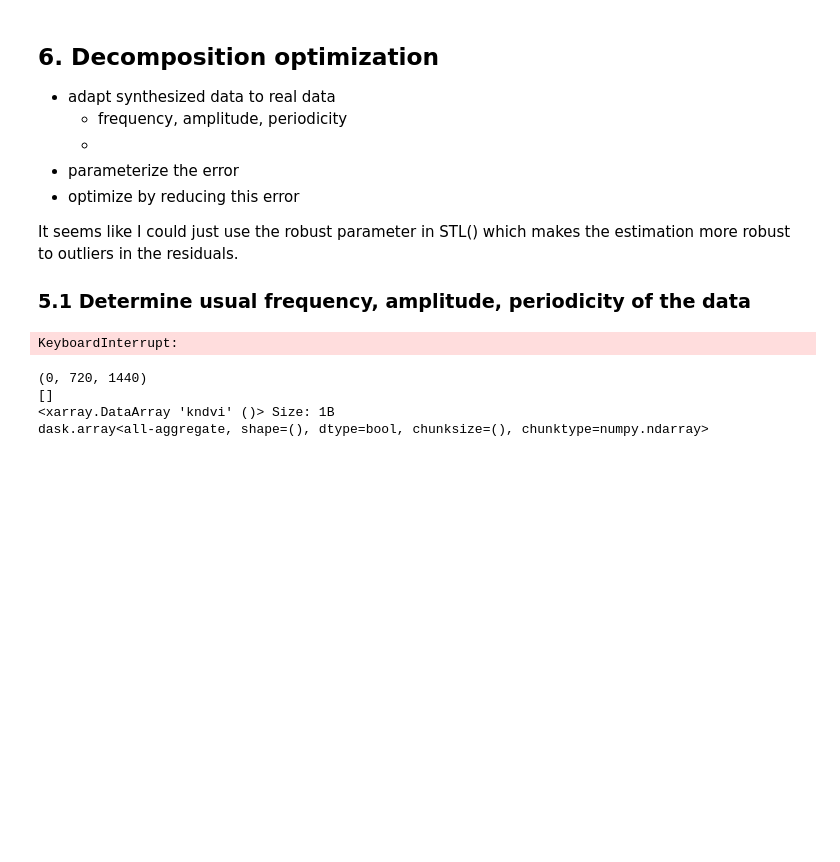
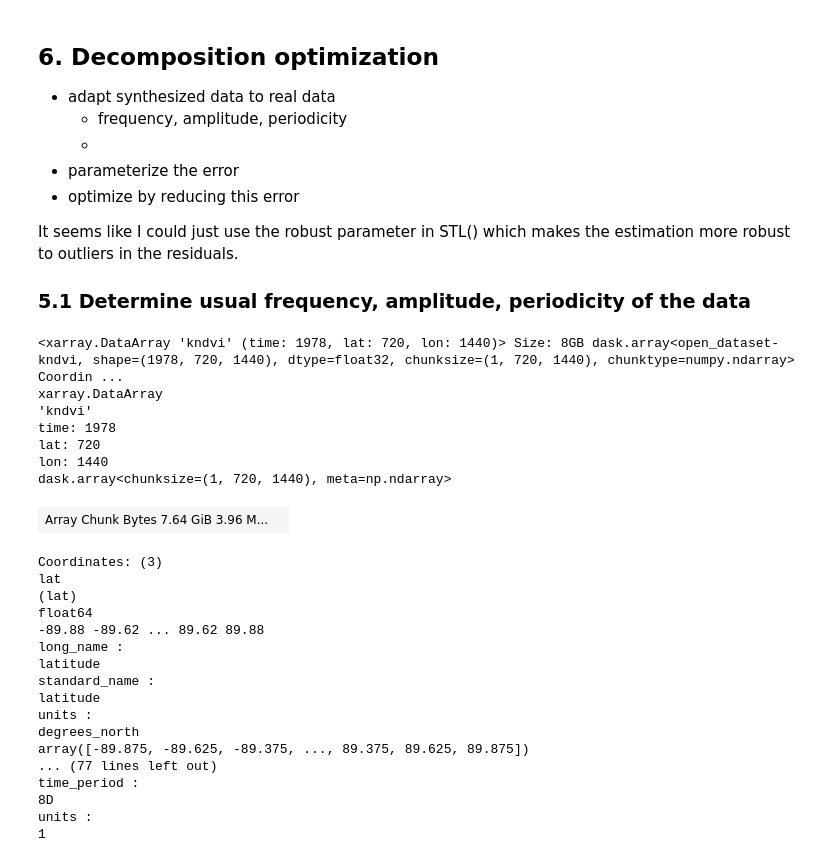
Before and after one commit to bgrandt/masters_thesis, a Jupyter notebook: 2_data_preprocessing.ipynb, the cells around one changed output. Drawn from its saved outputs; the diff is of its cells as text; code cells hidden in the pictures; blank space fills up the shorter version.

```diff
--- a/2_data_preprocessing.ipynb
+++ b/2_data_preprocessing.ipynb
@@ -266,58 +266,34 @@ It seems like I could just use the robust parameter in STL() which makes the est
 # %%
 # Load Earth System Data Cube store
 store = new_data_store("s3", root="deep-esdl-public", storage_options=dict(anon=True))
 ds_esdc = store.open_data('esdc-8d-0.25deg-1x720x1440-3.0.1.zarr')
 
 kndvi = ds_esdc['kndvi'].sel(time=slice('2001-01-01', '2010-12-31'))
-
-# Build land mask: True where kndvi has valid values across any time
-land_mask = kndvi.notnull().any(dim='time').compute()
-
-# Stack lat/lon into points, reset index to access lat/lon directly
-stacked = land_mask.stack(points=('lat', 'lon')).reset_index('points')
-land_points = stacked.where(stacked, drop=True)
-
-# Extract actual lat/lon coordinate values
-lats = land_points['lat'].values
-lons = land_points['lon'].values
-land_coords = list(zip(lats, lons))
-
-# Separate into hemispheres
-north_coords = [pt for pt in land_coords if pt[0] > 0]
-south_coords = [pt for pt in land_coords if pt[0] < 0]
-
-# Sample 68 random points from Northern Hemisphere, 32 from Southern
-np.random.seed(42)
-sample_north = np.random.choice(len(north_coords), 34, replace=False)
-sample_south = np.random.choice(len(south_coords), 16, replace=False)
-
-# Collect time series
-all_series = []
-for idx in sample_north:
-    lat, lon = north_coords[idx]
-    ts = kndvi.sel(lat=lat, lon=lon, method='nearest').values
-    all_series.append(ts)
-
-for idx in sample_south:
-    lat, lon = south_coords[idx]
-    ts = -kndvi.sel(lat=lat, lon=lon, method='nearest').values  # reverse sign
-    all_series.append(ts)
-
-# Convert to DataFrame
-df = pd.DataFrame(all_series).T  # each column is a location
-df.index = kndvi['time'].values
-
-print(df.head())
-print(f"Shape: {df.shape} (time steps × 100 locations)")
+kndvi
 # %% [output]
-KeyboardInterrupt:
+<xarray.DataArray 'kndvi' (time: 1978, lat: 720, lon: 1440)> Size: 8GB dask.array<open_dataset-kndvi, shape=(1978, 720, 1440), dtype=float32, chunksize=(1, 720, 1440), chunktype=numpy.ndarray> Coordin ...
+xarray.DataArray
+'kndvi'
+time: 1978
+lat: 720
+lon: 1440
+dask.array<chunksize=(1, 720, 1440), meta=np.ndarray>
+| Array Chunk Bytes 7.64 GiB 3.96 M... |  |
+Coordinates: (3)
+lat
+(lat)
+float64
+-89.88 -89.62 ... 89.62 89.88
+long_name :
+latitude
+standard_name :
+latitude
+units :
+degrees_north
+array([-89.875, -89.625, -89.375, ..., 89.375, 89.625, 89.875])
+... (77 lines left out)
+time_period :
+8D
+units :
+1
-# %%
-print(kndvi.shape)
-print(kndvi.time.values[:5])
-print(kndvi.isnull().all())  # True if all values are NaN
-# %% [output]
-(0, 720, 1440)
-[]
-<xarray.DataArray 'kndvi' ()> Size: 1B
-dask.array<all-aggregate, shape=(), dtype=bool, chunksize=(), chunktype=numpy.ndarray>
 # %%
```
Also changed, not shown: parts of 3 cells of this notebook, 5 other files.
